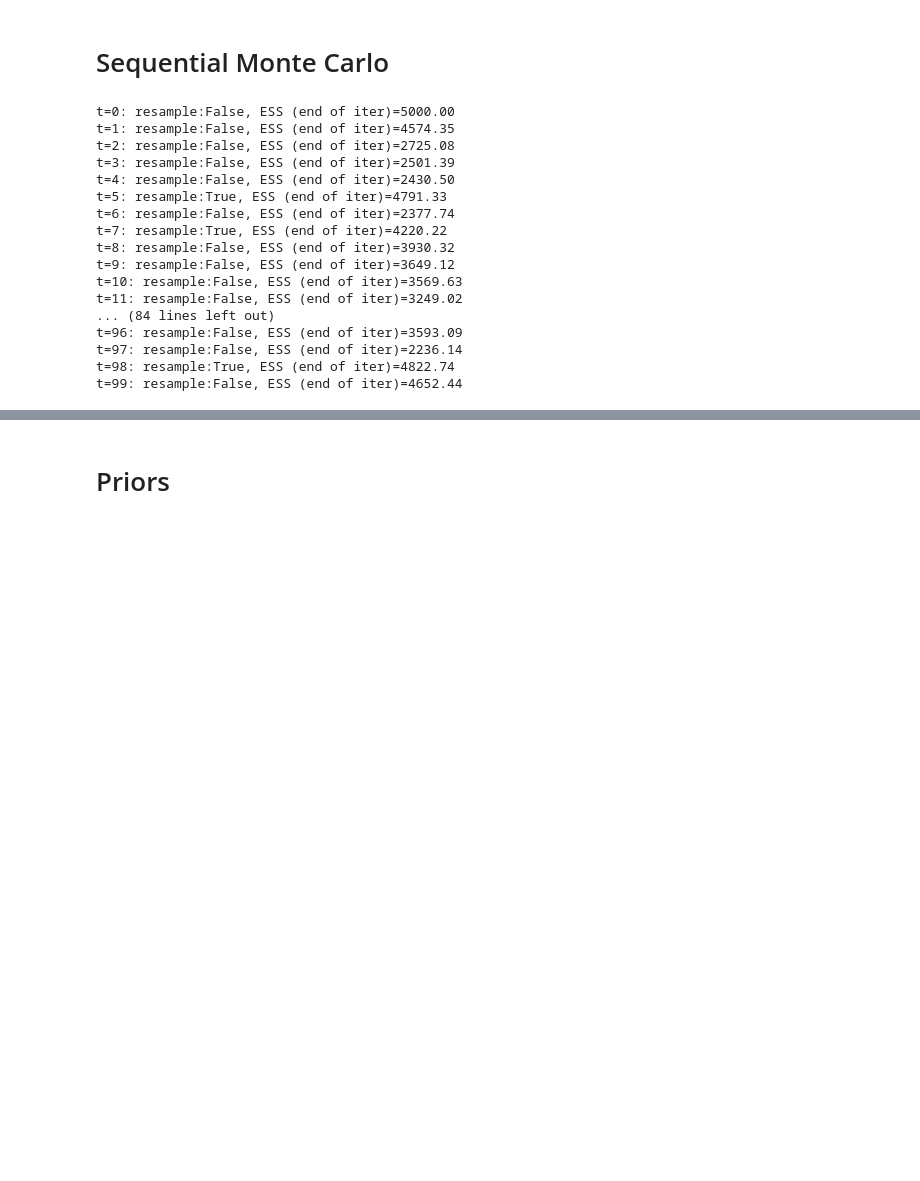
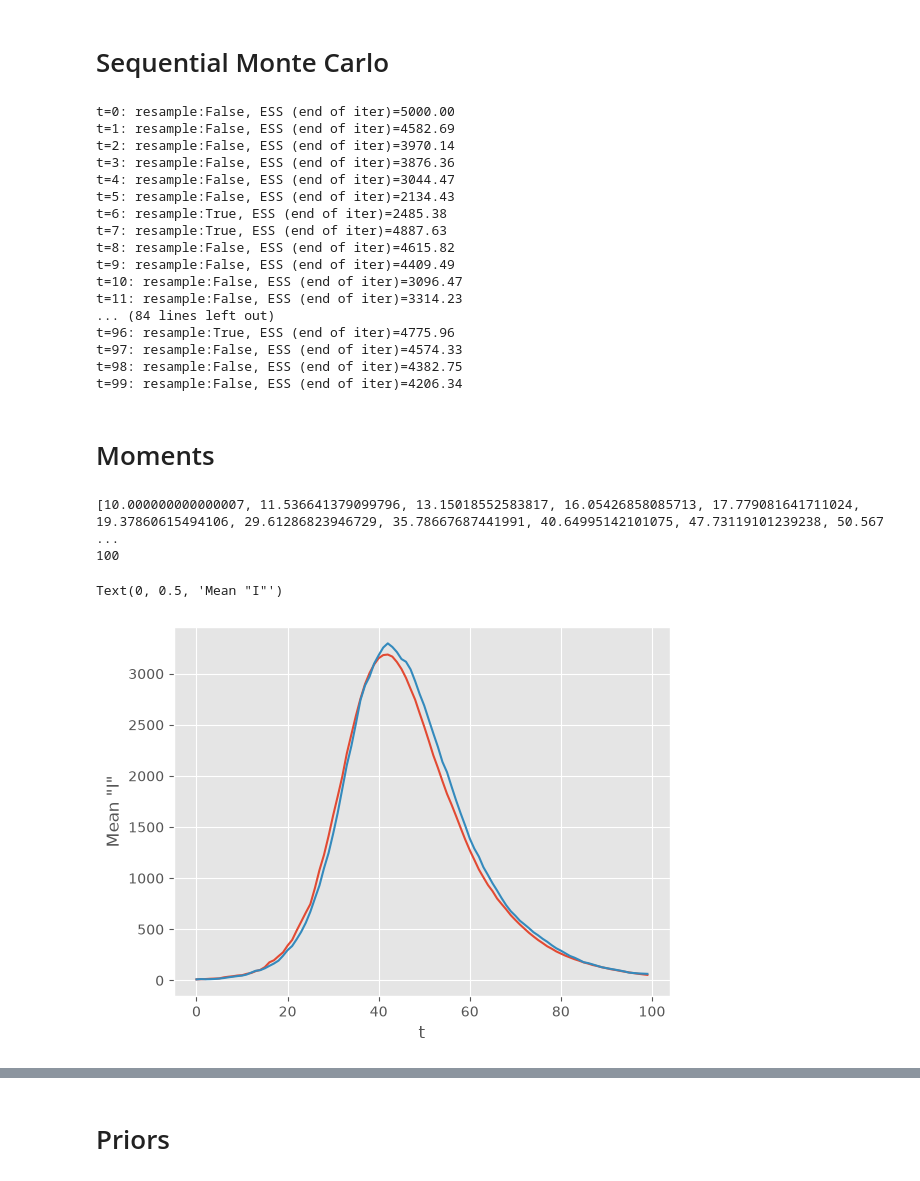
Before and after one commit to 19386928-oss/SIR_Model, a Jupyter notebook: src/particles/simulate_PMCMC.ipynb, the cells around one changed output, grey strips where cells are left out. Cells and saved outputs as stored; diff of their text form; code cells hidden in the pictures; blank space fills up the shorter version.

```diff
--- a/src/particles/simulate_PMCMC.ipynb
+++ b/src/particles/simulate_PMCMC.ipynb
@@ -94,23 +101,46 @@ fk = ssm.Bootstrap(ssm=model, data=y)
 alg = particles.SMC(fk=fk,
                     N=5000,
                     resampling = 'systematic',
-                    verbose=True)
+                    verbose=True,
+                    collect=[Moments(mom_func = custom_mom)])
 alg.run()
 # %% [output]
 t=0: resample:False, ESS (end of iter)=5000.00
-t=1: resample:False, ESS (end of iter)=4574.35
-t=2: resample:False, ESS (end of iter)=2725.08
-t=3: resample:False, ESS (end of iter)=2501.39
-t=4: resample:False, ESS (end of iter)=2430.50
-t=5: resample:True, ESS (end of iter)=4791.33
-t=6: resample:False, ESS (end of iter)=2377.74
-t=7: resample:True, ESS (end of iter)=4220.22
-t=8: resample:False, ESS (end of iter)=3930.32
-t=9: resample:False, ESS (end of iter)=3649.12
-t=10: resample:False, ESS (end of iter)=3569.63
-t=11: resample:False, ESS (end of iter)=3249.02
+t=1: resample:False, ESS (end of iter)=4582.69
+t=2: resample:False, ESS (end of iter)=3970.14
+t=3: resample:False, ESS (end of iter)=3876.36
+t=4: resample:False, ESS (end of iter)=3044.47
+t=5: resample:False, ESS (end of iter)=2134.43
+t=6: resample:True, ESS (end of iter)=2485.38
+t=7: resample:True, ESS (end of iter)=4887.63
+t=8: resample:False, ESS (end of iter)=4615.82
+t=9: resample:False, ESS (end of iter)=4409.49
+t=10: resample:False, ESS (end of iter)=3096.47
+t=11: resample:False, ESS (end of iter)=3314.23
 ... (84 lines left out)
-t=96: resample:False, ESS (end of iter)=3593.09
-t=97: resample:False, ESS (end of iter)=2236.14
-t=98: resample:True, ESS (end of iter)=4822.74
-t=99: resample:False, ESS (end of iter)=4652.44
+t=96: resample:True, ESS (end of iter)=4775.96
+t=97: resample:False, ESS (end of iter)=4574.33
+t=98: resample:False, ESS (end of iter)=4382.75
+t=99: resample:False, ESS (end of iter)=4206.34
+# %% [markdown]
+# Moments
+# %%
+# Create a list of 'I' means
+I_means = []
+for a in range(100):
+    I = alg.summaries.moments[a]['mean'][3]
+    I_means.append(I)
+
+print(I_means)
+print(len(I_means))
+# %% [output]
+[10.000000000000007, 11.536641379099796, 13.15018552583817, 16.05426858085713, 17.779081641711024, 19.37860615494106, 29.61286823946729, 35.78667687441991, 40.64995142101075, 47.73119101239238, 50.567 ...
+100
+# %%
+plt.plot(I_means)
+plt.plot([xt['I'] for xt in x], label=r'$I_t$')
+plt.xlabel('t')
+plt.ylabel('Mean "I"')
+# %% [output]
+Text(0, 0.5, 'Mean "I"')
+[figure, added]
```
Also changed, not shown: parts of 26 cells of this notebook.
